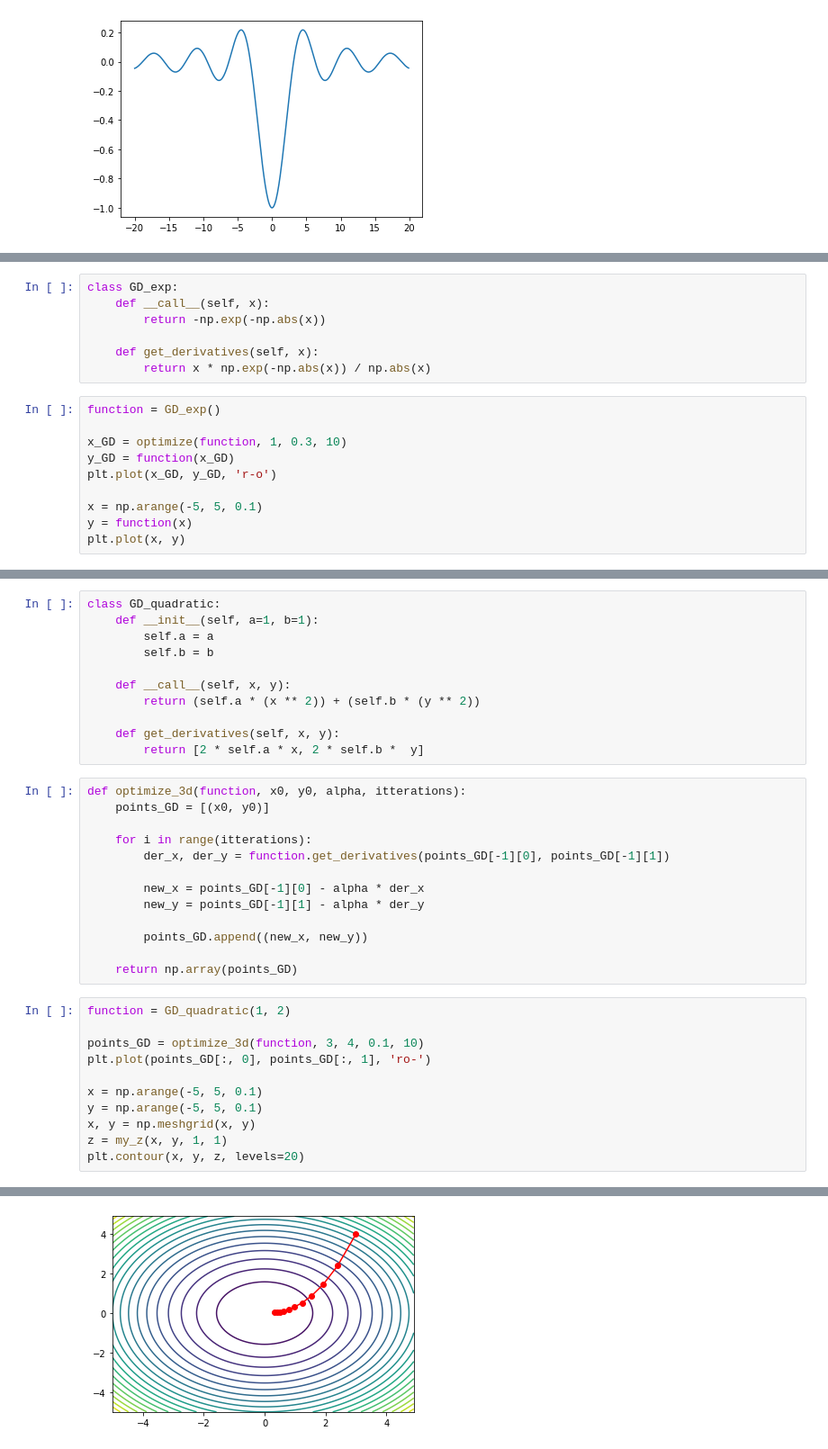
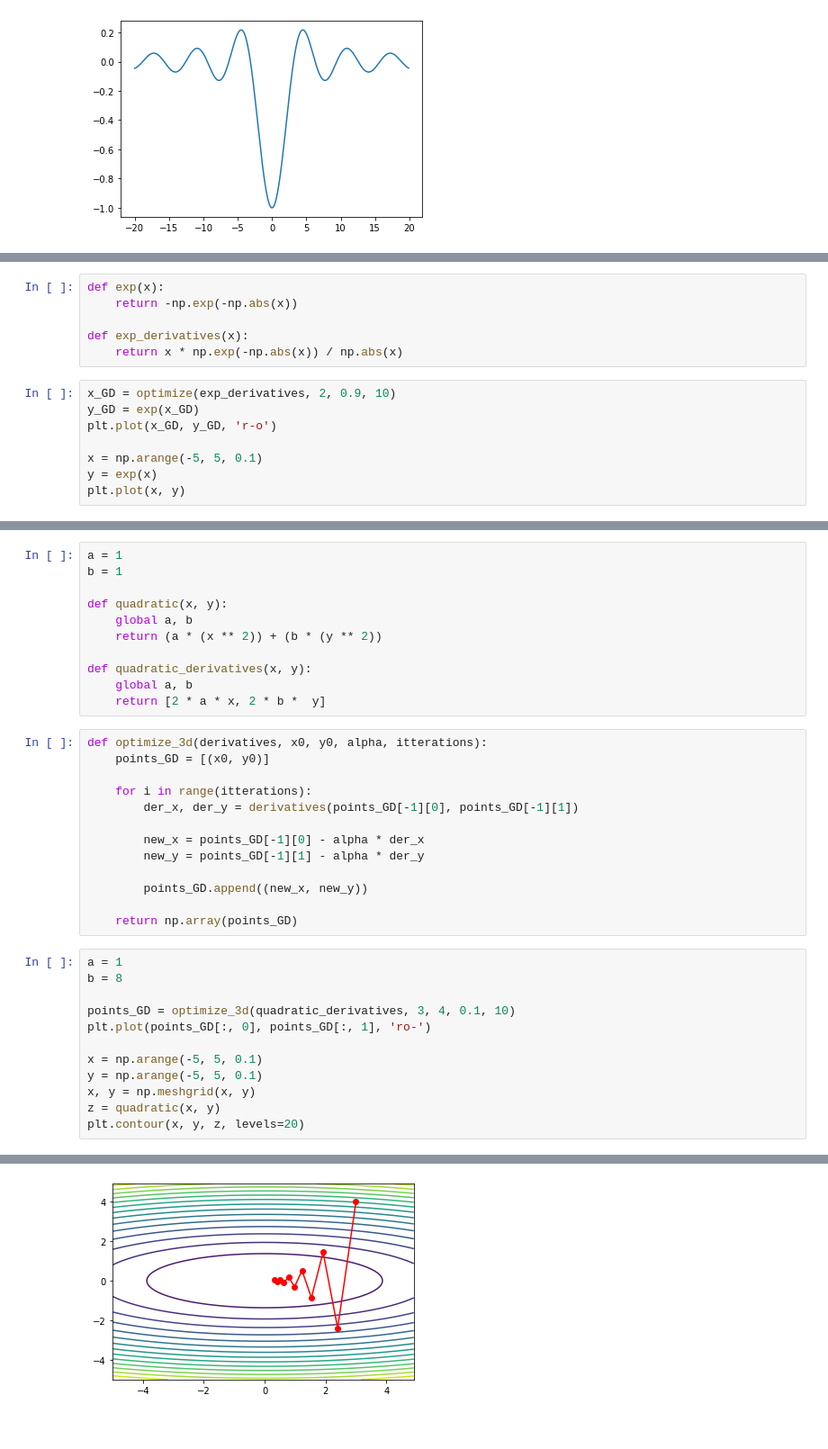
Before and after one commit to mohamad-qodosi/utech-summer-school-99-Machine-Learning, a Jupyter notebook: Notebooks/Linear_Regression/linear_regression_2.ipynb, the cells around one changed output, grey strips where cells are left out. Shown at 90% size. Saved outputs shown, nothing was run; the diff lists cells and outputs as text.

```diff
--- a/Notebooks/Linear_Regression/linear_regression_2.ipynb
+++ b/Notebooks/Linear_Regression/linear_regression_2.ipynb
@@ -154,21 +151,18 @@ we want to find minimum of:
 <img src="https://latex.codecogs.com/svg.latex?y=-e^{-|x|}"/>
 <img src="https://latex.codecogs.com/svg.latex?\frac{dy}{dx}=\frac{xe^{-|x|}}{|x|}"/>
 # %%
-class GD_exp:
-    def __call__(self, x):
-        return -np.exp(-np.abs(x))
+def exp(x):
+    return -np.exp(-np.abs(x))
 
-    def get_derivatives(self, x):
-        return x * np.exp(-np.abs(x)) / np.abs(x)
+def exp_derivatives(x):
+    return x * np.exp(-np.abs(x)) / np.abs(x)
 # %%
-function = GD_exp()
-
-x_GD = optimize(function, 1, 0.3, 10)
-y_GD = function(x_GD)
+x_GD = optimize(exp_derivatives, 2, 0.9, 10)
+y_GD = exp(x_GD)
 plt.plot(x_GD, y_GD, 'r-o')
 
 x = np.arange(-5, 5, 0.1)
-y = function(x)
+y = exp(x)
 plt.plot(x, y)
 # %% [output]
 [<matplotlib.lines.Line2D at 0x...>]
@@ -180,22 +174,22 @@ we want to find minimum of:
 <img src="https://latex.codecogs.com/svg.latex?z=ax^2 + by^2"/>
 <img src="https://latex.codecogs.com/svg.latex?\begin{cases}\frac{\partial z}{\partial x}=2ax\\\frac{\partial z}{\partial y}=2by\end{cases}"/>
 # %%
-class GD_quadratic:
-    def __init__(self, a=1, b=1):
-        self.a = a
-        self.b = b
+a = 1
+b = 1
 
-    def __call__(self, x, y):
-        return (self.a * (x ** 2)) + (self.b * (y ** 2))
+def quadratic(x, y):
+    global a, b
+    return (a * (x ** 2)) + (b * (y ** 2))
 
-    def get_derivatives(self, x, y):
-        return [2 * self.a * x, 2 * self.b *  y]
+def quadratic_derivatives(x, y):
+    global a, b
+    return [2 * a * x, 2 * b *  y]
 # %%
-def optimize_3d(function, x0, y0, alpha, itterations):
+def optimize_3d(derivatives, x0, y0, alpha, itterations):
     points_GD = [(x0, y0)]
 
     for i in range(itterations):
-        der_x, der_y = function.get_derivatives(points_GD[-1][0], points_GD[-1][1])
+        der_x, der_y = derivatives(points_GD[-1][0], points_GD[-1][1])
 
         new_x = points_GD[-1][0] - alpha * der_x
         new_y = points_GD[-1][1] - alpha * der_y
@@ -204,16 +198,17 @@ def optimize_3d(function, x0, y0, alpha, itterations):
 
     return np.array(points_GD)
 # %%
-function = GD_quadratic(1, 2)
+a = 1
+b = 8
 
-points_GD = optimize_3d(function, 3, 4, 0.1, 10)
+points_GD = optimize_3d(quadratic_derivatives, 3, 4, 0.1, 10)
 plt.plot(points_GD[:, 0], points_GD[:, 1], 'ro-')
 
 x = np.arange(-5, 5, 0.1)
 y = np.arange(-5, 5, 0.1)
 x, y = np.meshgrid(x, y)
-z = my_z(x, y, 1, 1)
+z = quadratic(x, y)
 plt.contour(x, y, z, levels=20)
 # %% [output]
 <matplotlib.contour.QuadContourSet at 0x...>
-[figure, old version]
+[figure, new version]
```
Also changed, not shown: parts of 13 cells of this notebook, 12 other files.
